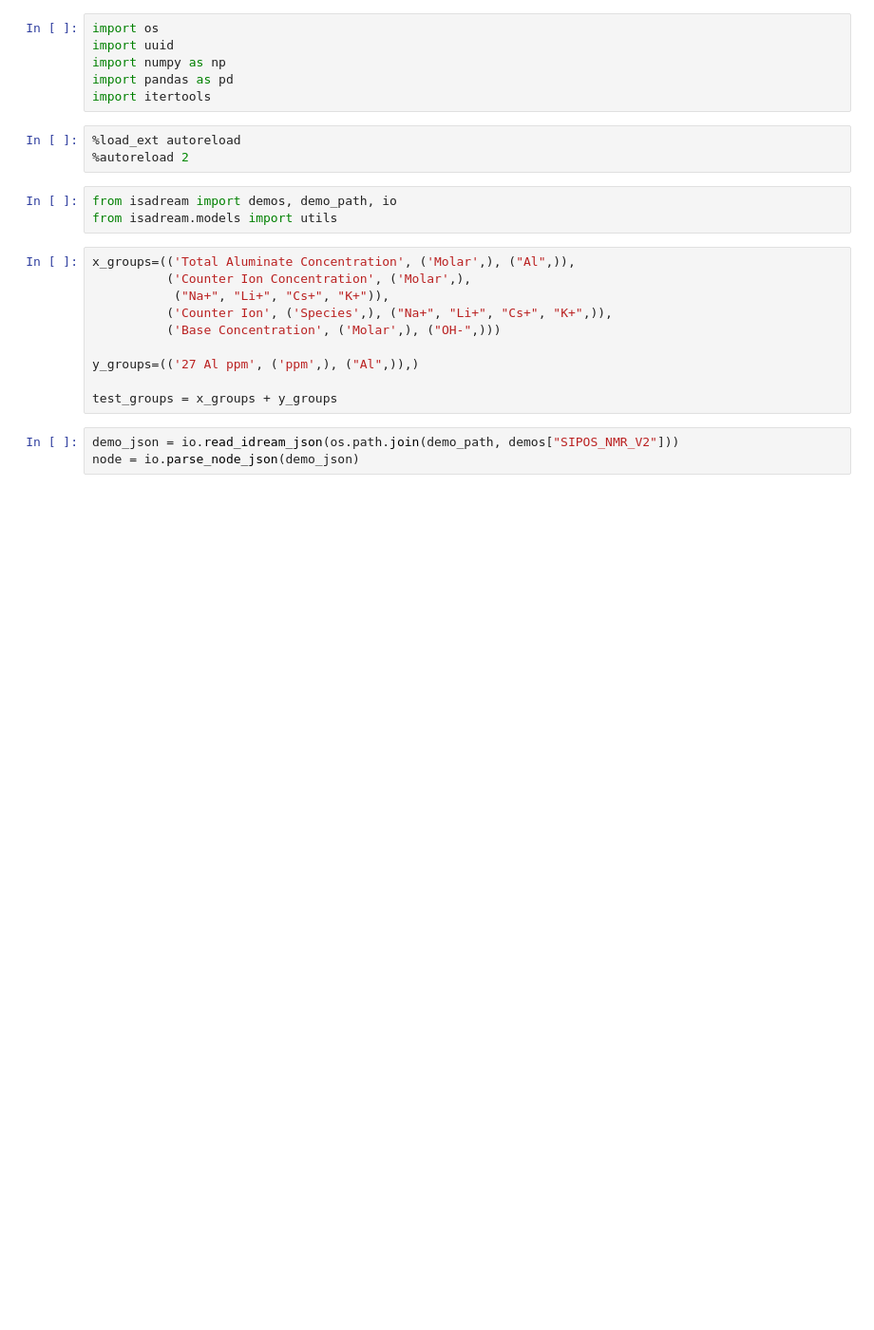
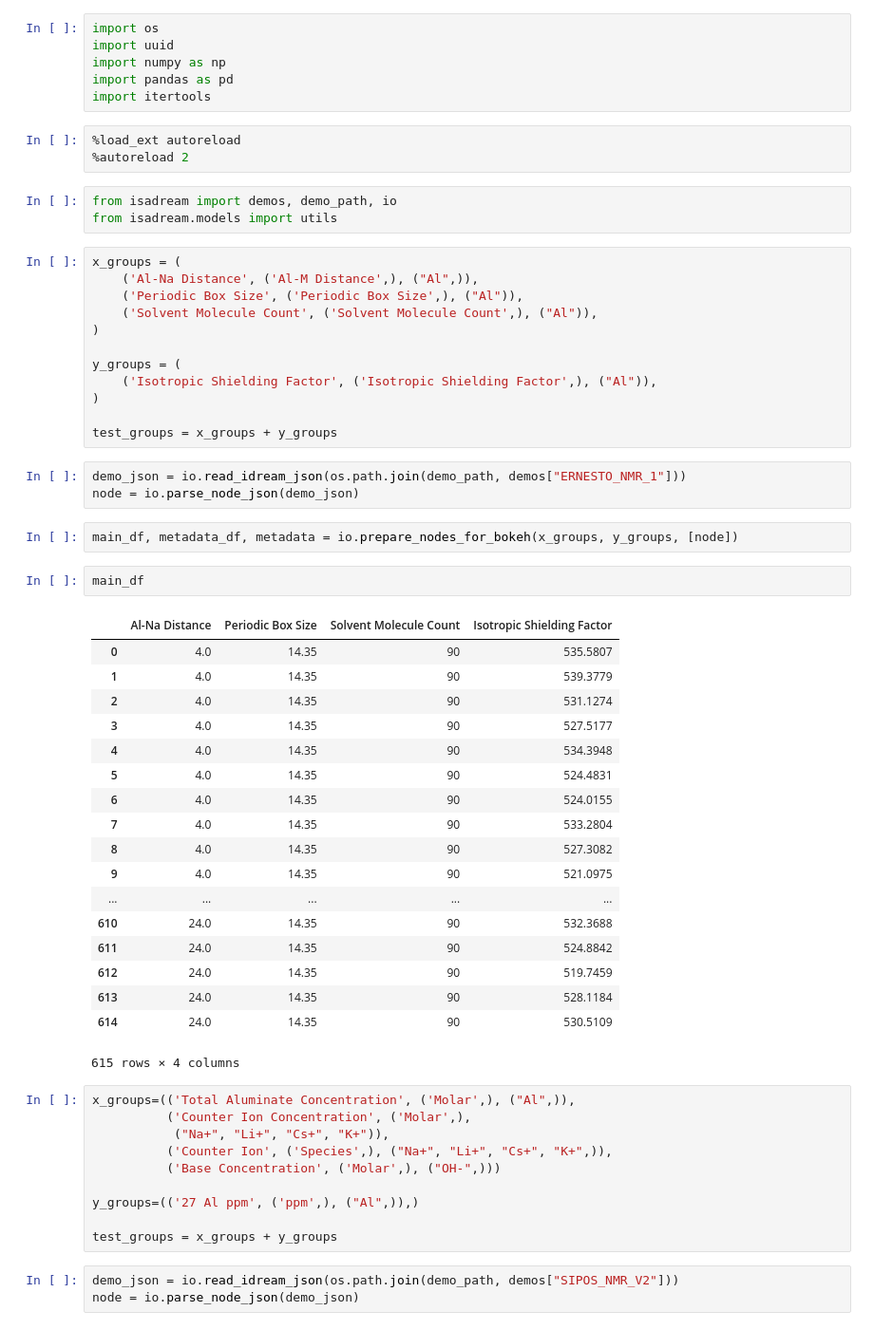
Before and after one commit to biggstd/isaDream, a Jupyter notebook: dev_notebooks/io.ipynb, the cells around one changed output. Shown at 95% size. Cells and saved outputs as stored; diff of their text form; blank space fills up the shorter version.

Commit message:
Added Ernesto Demo

```diff
--- a/dev_notebooks/io.ipynb
+++ b/dev_notebooks/io.ipynb
@@ -10,6 +10,44 @@ import itertools
 # %%
 from isadream import demos, demo_path, io
 from isadream.models import utils
+# %%
+x_groups = (
+    ('Al-Na Distance', ('Al-M Distance',), ("Al",)),
+    ('Periodic Box Size', ('Periodic Box Size',), ("Al")),
+    ('Solvent Molecule Count', ('Solvent Molecule Count',), ("Al")),
+)
+
+y_groups = (
+    ('Isotropic Shielding Factor', ('Isotropic Shielding Factor',), ("Al")),
+)
+
+test_groups = x_groups + y_groups
+# %%
+demo_json = io.read_idream_json(os.path.join(demo_path, demos["ERNESTO_NMR_1"]))
+node = io.parse_node_json(demo_json)
+# %%
+main_df, metadata_df, metadata = io.prepare_nodes_for_bokeh(x_groups, y_groups, [node])
+# %%
+main_df
+# %% [output]
+|  | Al-Na Distance | Periodic Box Size | Solvent Molecule Count | Isotropic Shielding Factor |
+| 0 | 4.0 | 14.35 | 90 | 535.5807 |
+| 1 | 4.0 | 14.35 | 90 | 539.3779 |
+| 2 | 4.0 | 14.35 | 90 | 531.1274 |
+| 3 | 4.0 | 14.35 | 90 | 527.5177 |
+| 4 | 4.0 | 14.35 | 90 | 534.3948 |
+| 5 | 4.0 | 14.35 | 90 | 524.4831 |
+| 6 | 4.0 | 14.35 | 90 | 524.0155 |
+| 7 | 4.0 | 14.35 | 90 | 533.2804 |
+| 8 | 4.0 | 14.35 | 90 | 527.3082 |
+| 9 | 4.0 | 14.35 | 90 | 521.0975 |
+| ... | ... | ... | ... | ... |
+| 610 | 24.0 | 14.35 | 90 | 532.3688 |
+| 611 | 24.0 | 14.35 | 90 | 524.8842 |
+| 612 | 24.0 | 14.35 | 90 | 519.7459 |
+| 613 | 24.0 | 14.35 | 90 | 528.1184 |
+| 614 | 24.0 | 14.35 | 90 | 530.5109 |
+615 rows × 4 columns
 # %%
 x_groups=(('Total Aluminate Concentration', ('Molar',), ("Al",)),
           ('Counter Ion Concentration', ('Molar',),
```
Also changed, not shown: parts of 7 cells of this notebook, 7 other files.
